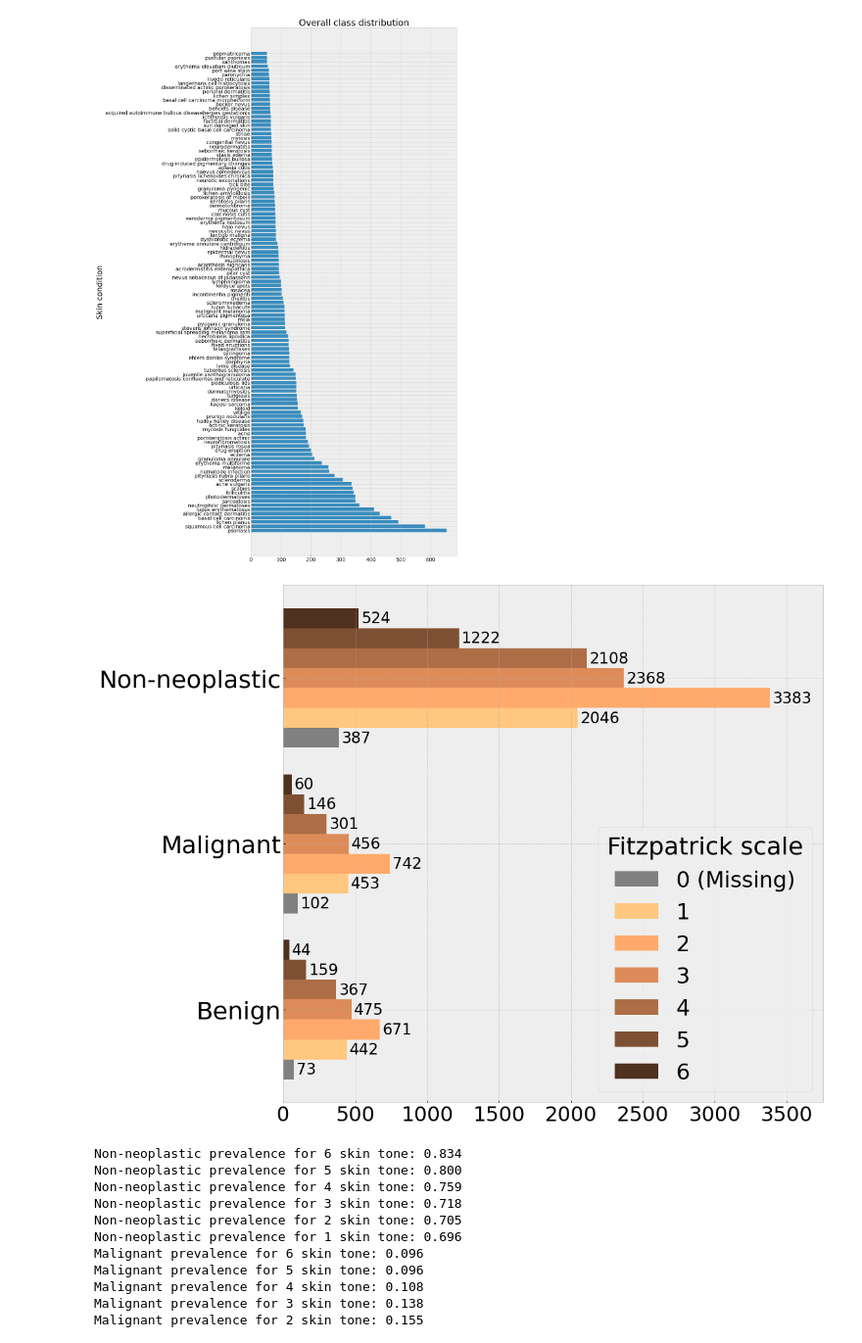
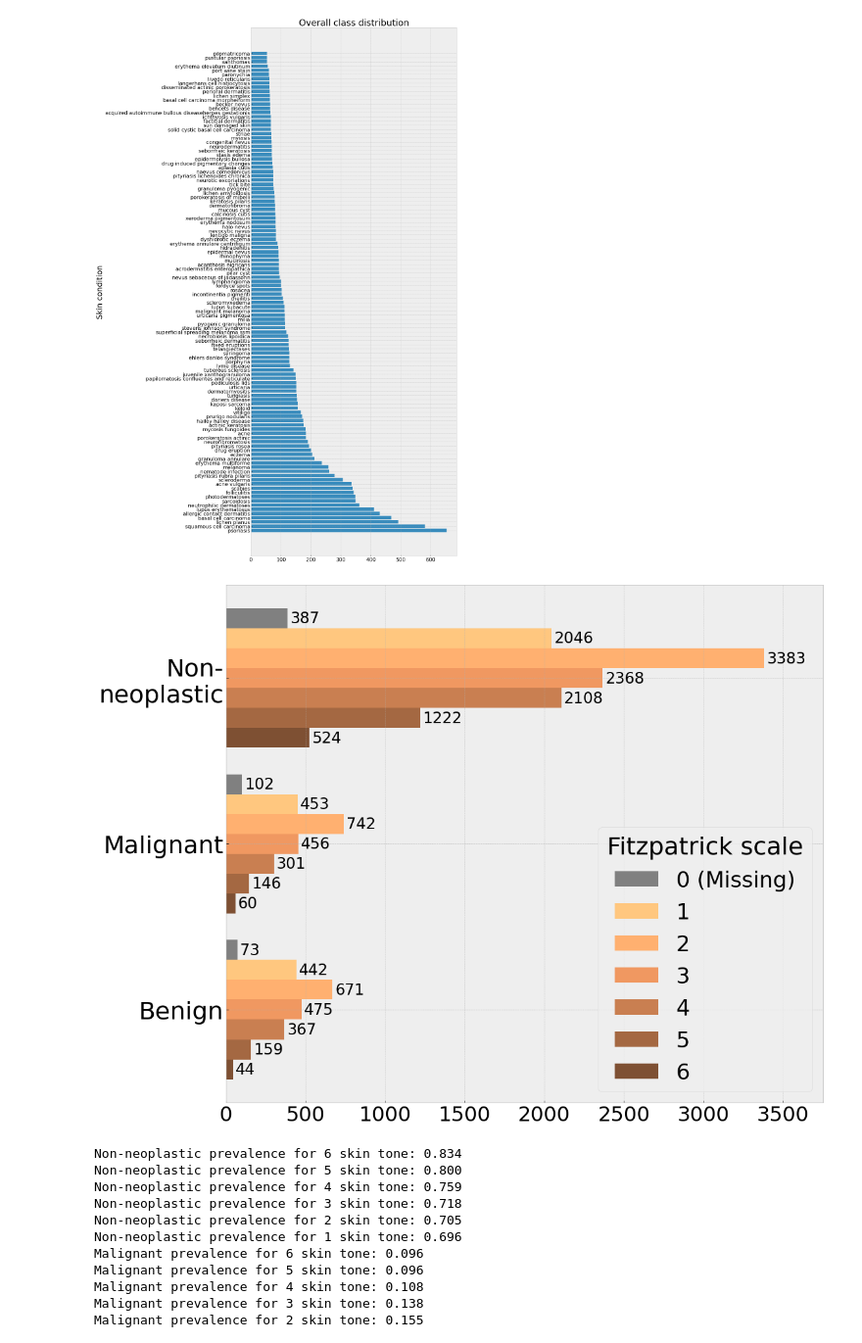
Before and after one commit to clu5/AAAI-22, a Jupyter notebook: notebooks/fitz.ipynb, the cells around one changed output. Shown at 98% size. Cells and saved outputs as stored; diff of their text form; code cells hidden in the pictures.

```diff
--- a/notebooks/fitz.ipynb
+++ b/notebooks/fitz.ipynb
@@ -70,10 +70,10 @@ class_dict_9 = {'benign dermal': 0, 'benign epidermal': 1, 'benign melanocyte':
 import matplotlib.pyplot as plt
 import numpy as np
 
-colors = plt.cm.copper_r(np.linspace(0, 0.9, 7))
+SKIN_COLORS = plt.cm.copper_r(np.linspace(0, 0.65, 6))
 fontsize=24
 
-classes = ['Benign', 'Malignant', 'Non-neoplastic']
+classes = ['Benign', 'Malignant', 'Non-\nneoplastic']
 
 x = np.arange(len(classes))  # the label locations
 width = 0.12  # the width of the bars
@@ -81,7 +81,7 @@ width = 0.12  # the width of the bars
 fig, ax = plt.subplots(figsize=(16, 12))
 
 f0 = ax.barh(
-    x - 3*width,
+    x + 3*width,
     list(
         map(
             lambda x: x[1],
@@ -94,7 +94,7 @@ f0 = ax.barh(
     width, label='0 (Missing)', color='gray',
 )
 f1 = ax.barh(
-    x - 2*width,
+    x + 2*width,
     list(
         map(
             lambda x: x[1],
@@ -107,7 +107,7 @@ f1 = ax.barh(
     width, label='1', color=colors[0]
 )
 f2 = ax.barh(
-    x - width,
+    x + width,
     list(
         map(
             lambda x: x[1],
@@ -133,7 +133,7 @@ f3 = ax.barh(
     width, label='3', color=colors[2]
 )
 f4 = ax.barh(
-    x + width,
+    x - width,
     list(
         map(
             lambda x: x[1],
@@ -146,7 +146,7 @@ f4 = ax.barh(
     width, label='4', color=colors[3]
 )
 f5 = ax.barh(
-    x + 2*width,
+    x - 2*width,
     list(
         map(
             lambda x: x[1],
@@ -159,7 +159,7 @@ f5 = ax.barh(
     width, label='5', color=colors[4]
 )
 f6 = ax.barh(
-    x + 3*width,
+    x - 3*width,
     list(
         map(
             lambda x: x[1],
@@ -175,34 +175,34 @@ f6 = ax.barh(
 # Add some text for labels, title and custom x-axis tick labels, etc.
 # ax.set_title('Distribution of disease type by skin tone', fontsize=fontsize + 16)
 ax.set_xlim(0, 3750)
 ax.set_xticks([0, 500, 1000, 1500, 2000, 2500, 3000, 3500])
 for t in ax.get_xticklabels():    #get_xticklabels will get you the label objects, same for y
     t.set_fontsize(fontsize + 8)
 ax.set_yticks(x, classes, fontsize=fontsize + 14)
 # ax.set_ylabel('Skin condition type', fontsize=fontsize + 8)
 
 ax.legend(
     title='Fitzpatrick scale',
     title_fontproperties={
         'style': 'normal',
         'size': fontsize + 14,
     },
     fontsize=fontsize + 10,
 )
 
 ax.bar_label(f0, padding=4, fontsize=fontsize)
 ax.bar_label(f1, padding=4, fontsize=fontsize)
 ax.bar_label(f2, padding=4, fontsize=fontsize)
 ax.bar_label(f3, padding=4, fontsize=fontsize)
 ax.bar_label(f4, padding=4, fontsize=fontsize)
 ax.bar_label(f5, padding=4, fontsize=fontsize)
 ax.bar_label(f6, padding=4, fontsize=fontsize)
 
 fig.tight_layout()
 plt.savefig(fig_dir / 'fitz-subgroup-class-dist.png')
 plt.show()
 # %% [output]
-[figure, old version]
+[figure, new version]
 # %%
 total_6 = 524 + 60 + 44
 total_5 = 1222 + 146 + 159
```
Also changed, not shown: parts of 91 cells of this notebook.
